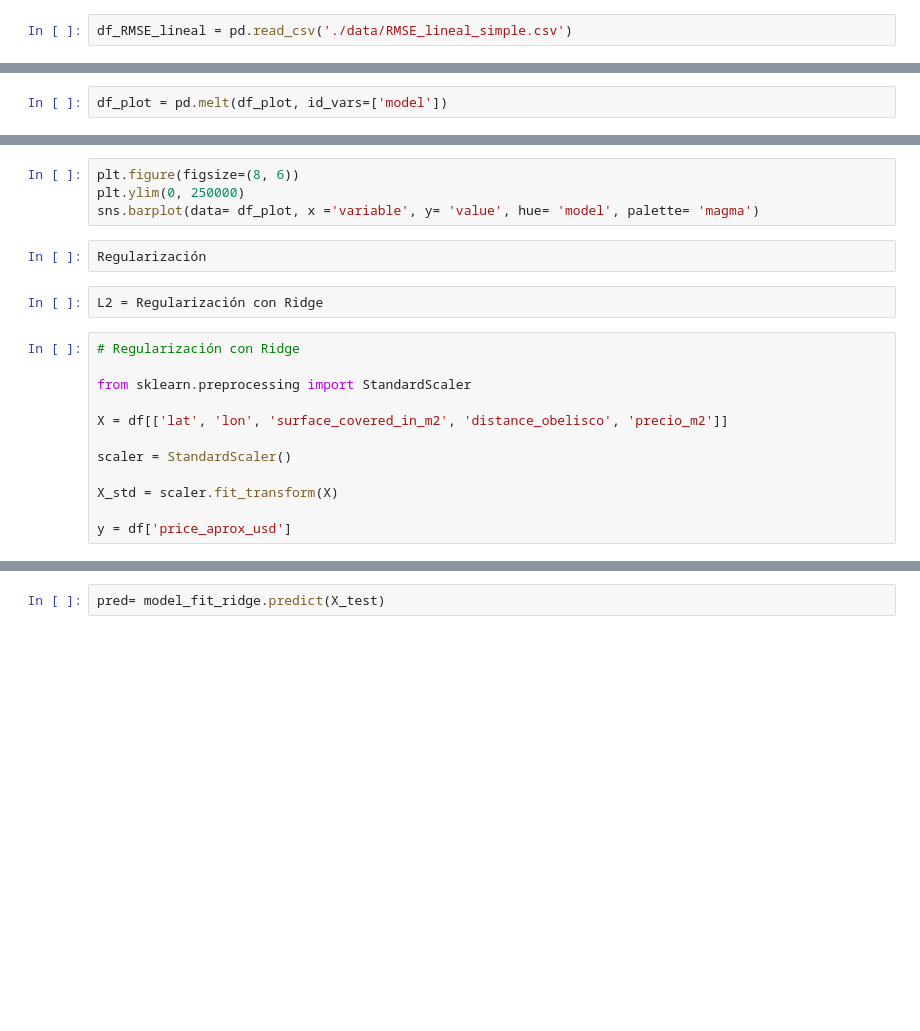
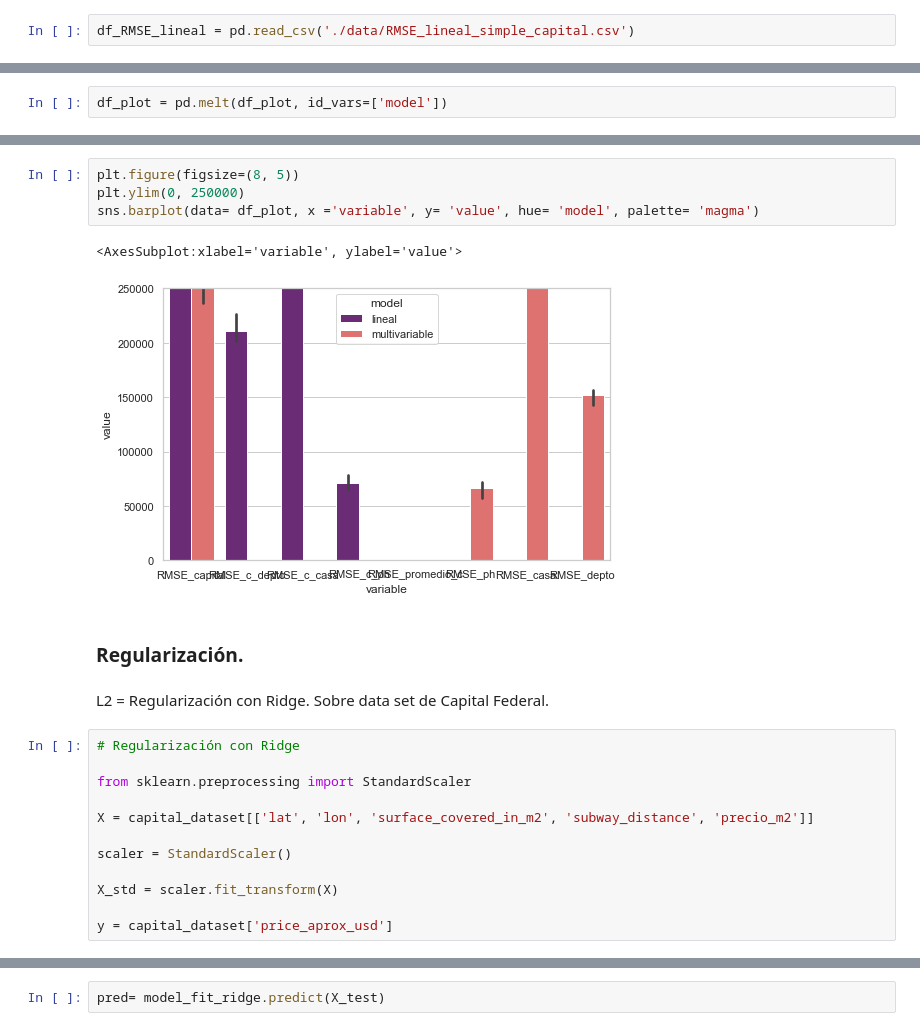
Before and after one commit to Luchiii89/DH_grupo_6, a Jupyter notebook: Desafio_2.ipynb, the cells around one changed output, grey strips where cells are left out. Cells and saved outputs as stored; diff of their text form; blank space fills up the shorter version.

```diff
--- a/Desafio_2.ipynb
+++ b/Desafio_2.ipynb
@@ -707,5 +763,5 @@ sns.barplot(data=df_plot, palette= 'magma')
 # %%
-df_RMSE_lineal = pd.read_csv('./data/RMSE_lineal_simple.csv')
+df_RMSE_lineal = pd.read_csv('./data/RMSE_lineal_simple_capital.csv')
 # %%
 df_RMSE_lineal['model'] ='lineal'
 # %%
@@ -717,23 +777,26 @@ df_plot.sample(2)
 # %%
-plt.figure(figsize=(8, 6))
+plt.figure(figsize=(8, 5))
 plt.ylim(0, 250000)
 sns.barplot(data= df_plot, x ='variable', y= 'value', hue= 'model', palette= 'magma')
+# %% [output]
+<AxesSubplot:xlabel='variable', ylabel='value'>
+[figure, added]
-# %%
-Regularización
-# %%
-L2 = Regularización con Ridge
+# %% [markdown]
+### Regularización.
+# %% [markdown]
+L2 = Regularización con Ridge. Sobre data set de Capital Federal.
 # %%
 # Regularización con Ridge
 
 from sklearn.preprocessing import StandardScaler
 
-X = df[['lat', 'lon', 'surface_covered_in_m2', 'distance_obelisco', 'precio_m2']]
+X = capital_dataset[['lat', 'lon', 'surface_covered_in_m2', 'subway_distance', 'precio_m2']]
 
 scaler = StandardScaler()
 
 X_std = scaler.fit_transform(X)
 
-y = df['price_aprox_usd']
+y = capital_dataset['price_aprox_usd']
 # %%
 X_train, X_test, y_train, y_test = train_test_split(X_std, y, test_size = 0.3, random_state = 117)
 
```
Also changed, not shown: parts of 92 cells of this notebook.
